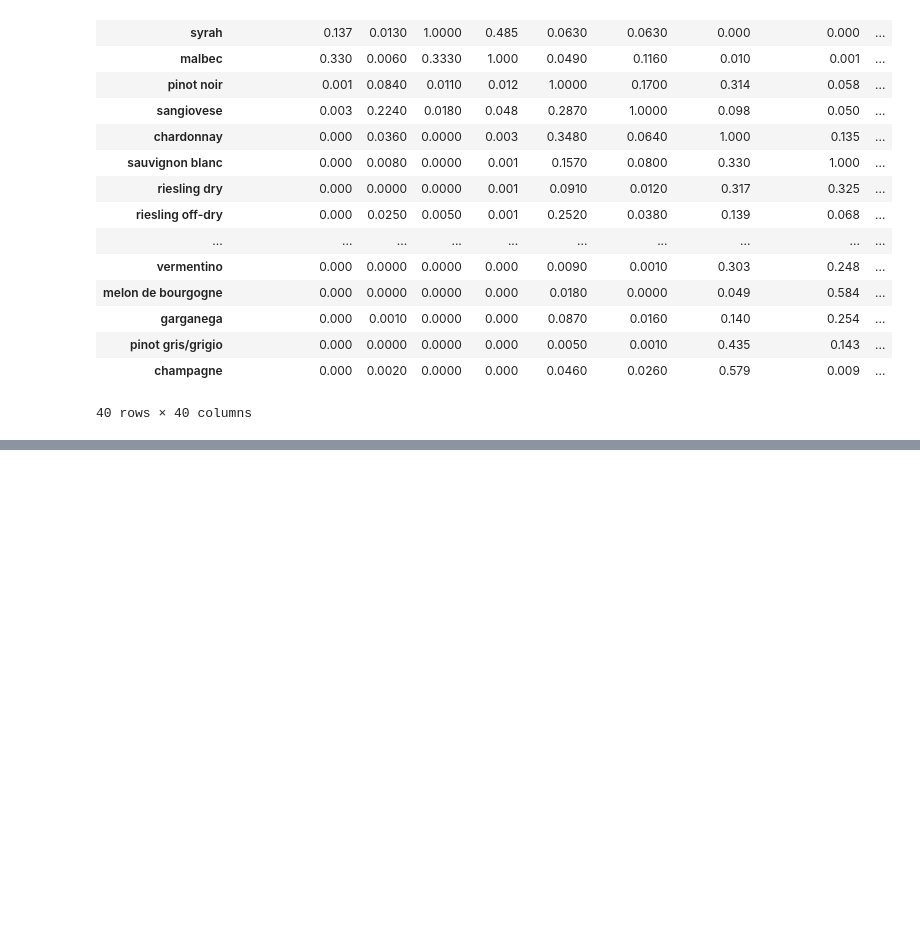
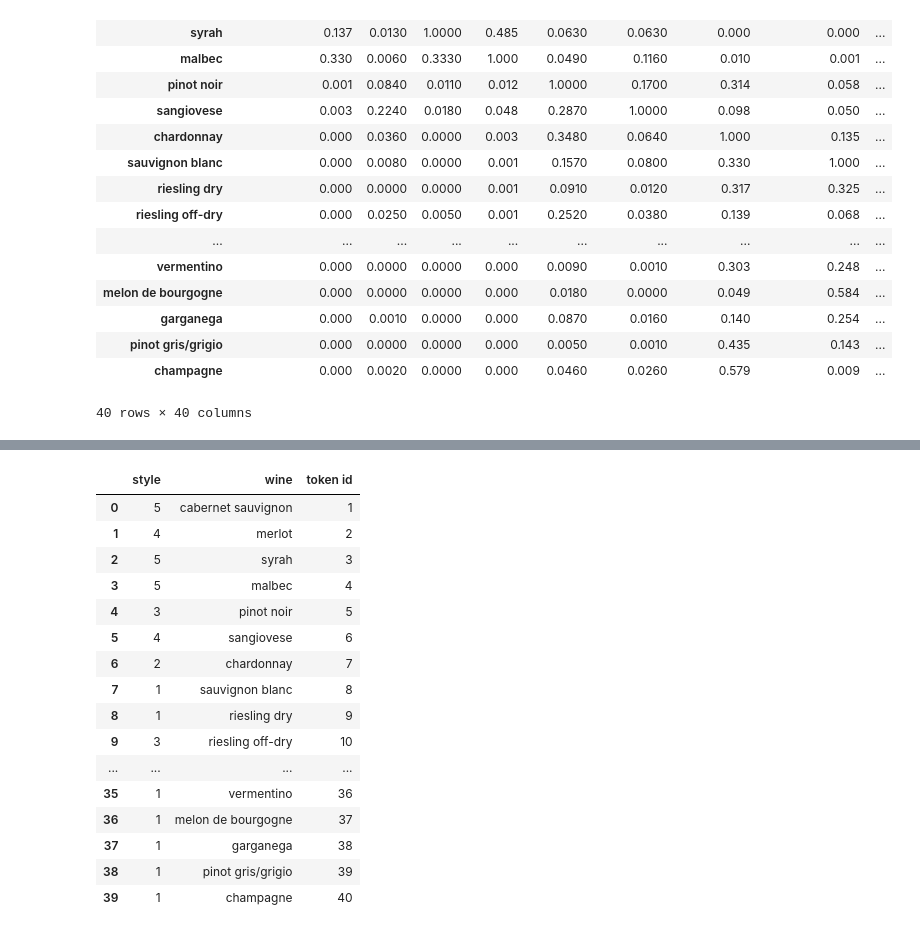
Before and after one commit to SaifeelMomin/PocketSom, a Jupyter notebook: PredictionModel/predictionsAnalysis.ipynb, the cells around one changed output, grey strips where cells are left out. Cells and saved outputs as stored; diff of their text form; code cells hidden in the pictures; blank space fills up the shorter version.

```diff
--- a/PredictionModel/predictionsAnalysis.ipynb
+++ b/PredictionModel/predictionsAnalysis.ipynb
@@ -2,6 +2,7 @@
 import pandas as pd
 # %%
 df = pd.read_csv('testPredictionsFull.csv')
+tokenize = pd.read_csv('tokenizing.csv')
 df = df.drop(columns = 'Unnamed: 0')
 df
 # %% [output]
@@ -401,0 +427,20 @@ bordeaux_comparables
+# %%
+tokenize
+# %% [output]
+|  | style | wine | token id |
+| 0 | 5 | cabernet sauvignon | 1 |
+| 1 | 4 | merlot | 2 |
+| 2 | 5 | syrah | 3 |
+| 3 | 5 | malbec | 4 |
+| 4 | 3 | pinot noir | 5 |
+| 5 | 4 | sangiovese | 6 |
+| 6 | 2 | chardonnay | 7 |
+| 7 | 1 | sauvignon blanc | 8 |
+| 8 | 1 | riesling dry | 9 |
+| 9 | 3 | riesling off-dry | 10 |
+| ... | ... | ... | ... |
+| 35 | 1 | vermentino | 36 |
+| 36 | 1 | melon de bourgogne | 37 |
+| 37 | 1 | garganega | 38 |
+| 38 | 1 | pinot gris/grigio | 39 |
+| 39 | 1 | champagne | 40 |
```
Also changed, not shown: parts of 7 cells of this notebook, 2 other files.
